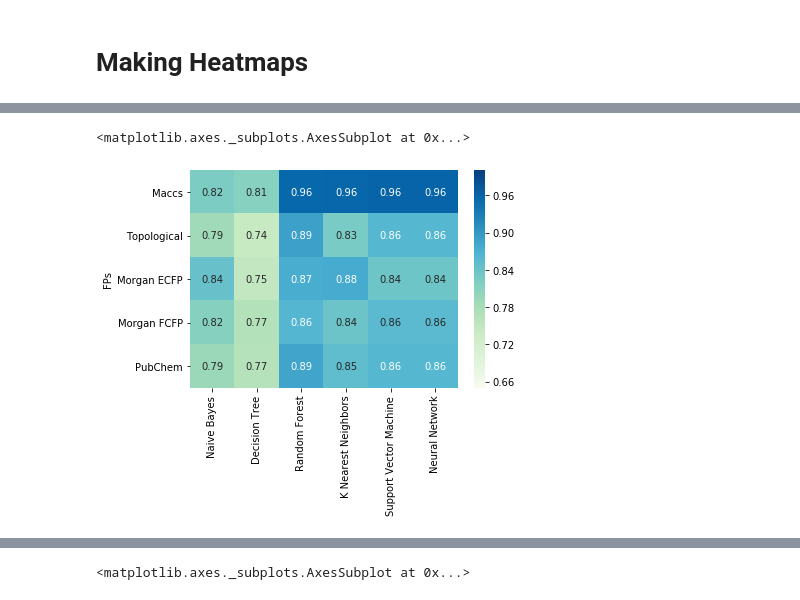
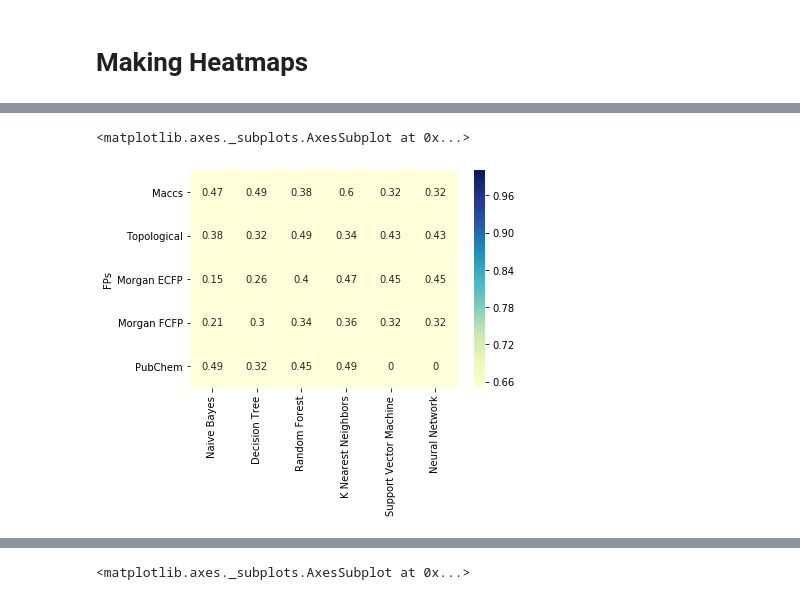
Before and after one commit to shreyasingh1/NCBI, a Jupyter notebook: Heatmaps .ipynb, the cells around one changed output, grey strips where cells are left out. Drawn from its saved outputs; the diff is of its cells as text; code cells hidden in the pictures.

Commit message:
final updates/heatmaps/final push :'( goodbye from the ncbi bc

```diff
--- a/Heatmaps .ipynb
+++ b/Heatmaps .ipynb
@@ -342,3 +368,16 @@ sens_all_test.columns = ['Naive Bayes', 'Decision Tree', 'Random Forest', 'K Nea
 sens_all_test['FPs'] = ['Maccs', 'Topological', 'Morgan ECFP', 'Morgan FCFP', 'PubChem']
 sens_all_test = sens_all_test.set_index('FPs')
 sens_all_test = sens_all_test.astype(float)
+# %%
+#combining sens for ext1s
+sens_nb_ext1 = subset_nb_ext1['SENS']
+sens_dt_ext1 = subset_dt_ext1['SENS']
+sens_rf_ext1 = subset_rf_ext1['SENS']
+sens_knn_ext1 = subset_knn_ext1['SENS']
+sens_svm_ext1 = subset_svm_ext1['SENS']
+sens_nn_ext1 = subset_nn_ext1['SENS']
+sens_all_ext1 = pd.concat([sens_nb_ext1, sens_dt_ext1, sens_rf_ext1, sens_knn_ext1, sens_svm_ext1, sens_svm_ext1], axis = 1)
+sens_all_ext1.columns = ['Naive Bayes', 'Decision Tree', 'Random Forest', 'K Nearest Neighbors', 'Support Vector Machine', 'Neural Network']
+sens_all_ext1['FPs'] = ['Maccs', 'Topological', 'Morgan ECFP', 'Morgan FCFP', 'PubChem']
+sens_all_ext1 = sens_all_ext1.set_index('FPs')
+sens_all_ext1 = sens_all_ext1.astype(float)
@@ -360,5 +417,5 @@ sphe_all_test = sphe_all_test.astype(float)
 # %%
-sns.heatmap(auc_all_test, annot = True, cmap = cm.GnBu, vmin = .65, vmax = 1)
+sns.heatmap(sens_all_ext1, annot = True, cmap = cm.YlGnBu, vmin = .65, vmax = 1)
 # %% [output]
 <matplotlib.axes._subplots.AxesSubplot at 0x...>
-[figure, old version]
+[figure, new version]
```
Also changed, not shown: parts of 5 cells of this notebook, 2 other files.
